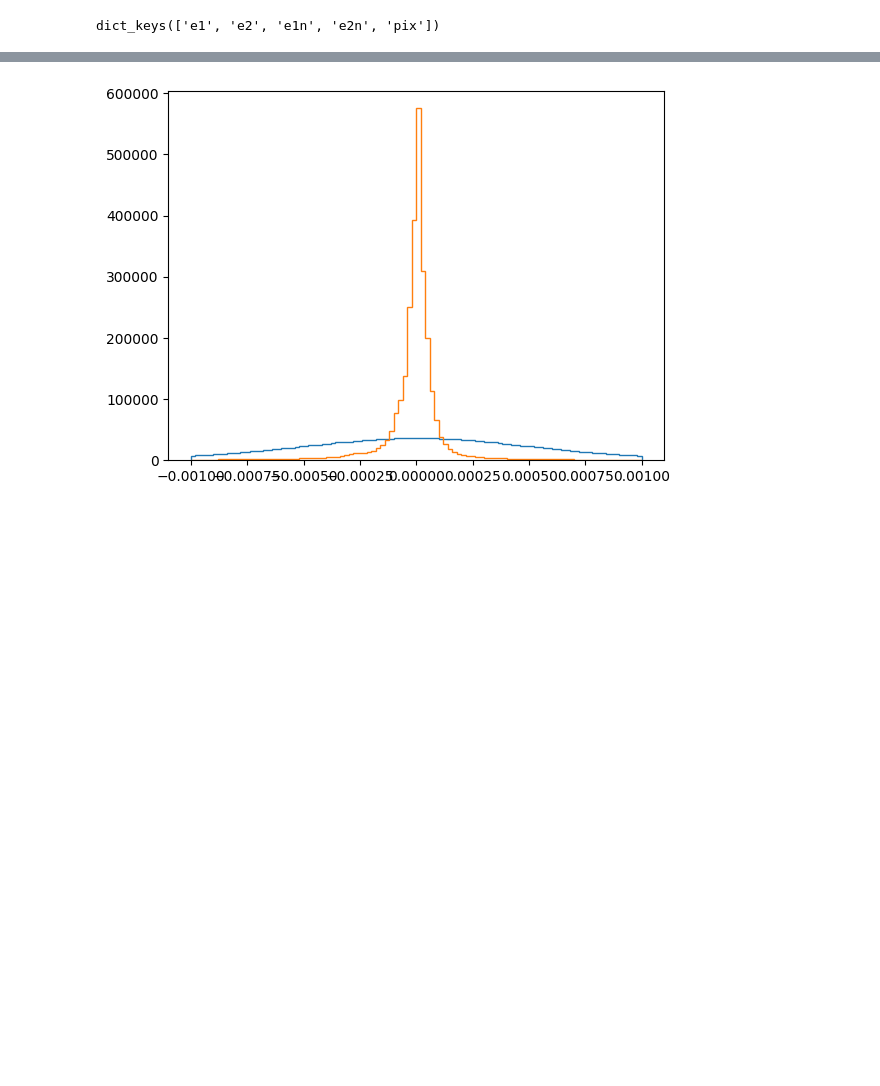
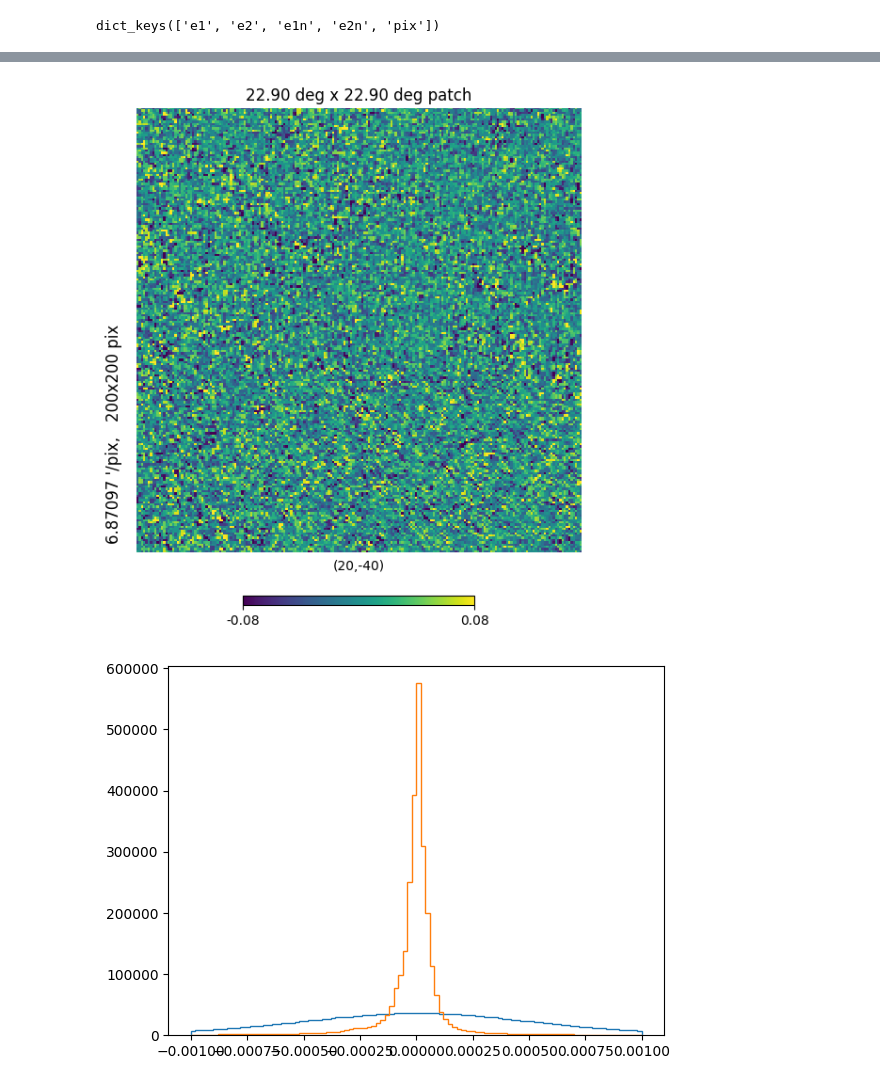
Before and after one commit to shubhagrawal30/graphs_weak_lensing, a Jupyter notebook: notebooks/dirac.ipynb, the cells around one changed output, grey strips where cells are left out. Drawn from its saved outputs; the diff is of its cells as text; code cells hidden in the pictures; blank space fills up the shorter version.

```diff
--- a/notebooks/dirac.ipynb
+++ b/notebooks/dirac.ipynb
@@ -404,3 +405,21 @@ hp.visufunc.projscatter(hp.pix2ang(512, ploc, lonlat=True),
+# %%
+# Define the center of the gnomic projection
+center_ra = 20.0  # Center Right Ascension in degrees
+center_dec = -40.0  # Center Declination in degrees
+res = hp.nside2resol(512, arcmin=True)  # Pixel resolution in arcmin
+
+# Plotting the gnomic projection patch
+hp.gnomview(f, rot=(center_ra, center_dec), xsize=200, ysize=200, reso=res, \
+                title=f"{200*res/60:.2f} deg x {200*res/60:.2f} deg patch", \
+                min=-8e-2, max=8e-2)
+
+# Plotting the peaks on the gnomonic patch
+# lon, lat = hp.pix2ang(512, ploc, lonlat=True)
+# hp.projscatter(lon, lat, marker='o', color='red', facecolors='none', s=10, lw=1, alpha=0.5, lonlat=True)
+
+plt.show()
+# %% [output]
+[figure, added]
 # %%
 filter_size_arcmin = 21  # Smoothing scale in arcmin
 fwhm = np.radians(filter_size_arcmin / 60)  # FWHM of the Gaussian filter in radians
```
Also changed, not shown: parts of 20 cells of this notebook, 1 other file.
